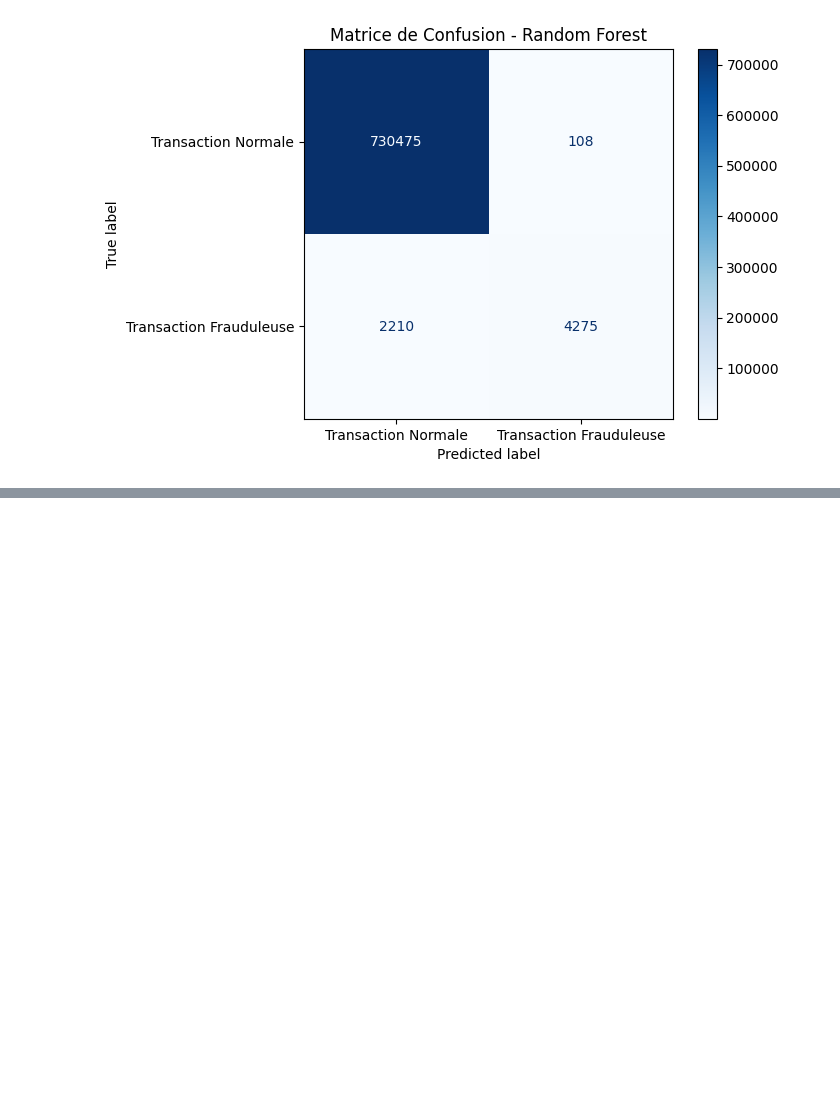
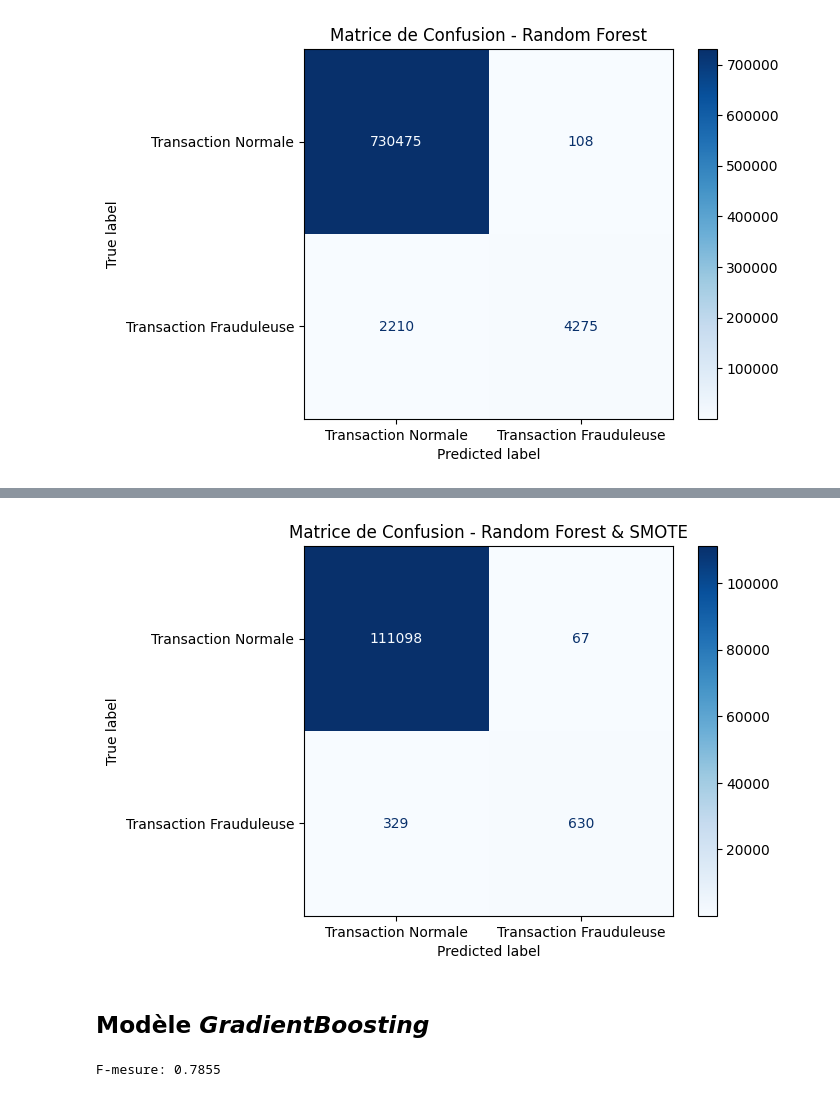
Before and after one commit to Mehdimakoul/ML_2025, a Jupyter notebook: Projet_ML_2025_.ipynb, the cells around one changed output, grey strips where cells are left out. Cells and saved outputs as stored; diff of their text form; code cells hidden in the pictures; blank space fills up the shorter version.

```diff
--- a/Projet_ML_2025_.ipynb
+++ b/Projet_ML_2025_.ipynb
@@ -190,5 +196,7 @@ print(selected_vars)
 # %% [markdown]
 Définir les ensembles de données pour l'apprentissage et le test
+# %%
+data_clean = data
 # %%
 from sklearn.model_selection import train_test_split
 
@@ -259,0 +340,32 @@ plt.show()
+# %%
+from sklearn.metrics import confusion_matrix, ConfusionMatrixDisplay
+import matplotlib.pyplot as plt
+cm = confusion_matrix(y_test, y_pred)
+
+disp = ConfusionMatrixDisplay(confusion_matrix=cm, display_labels=["Transaction Normale", "Transaction Frauduleuse"])
+disp.plot(cmap='Blues')
+plt.title("Matrice de Confusion - Random Forest & SMOTE")
+plt.show()
+# %% [output]
+[figure, added]
+# %% [markdown]
+## Modèle *GradientBoosting*
+# %%
+from sklearn.metrics import f1_score
+from xgboost import XGBClassifier
+
+
+# Initialiser le modèle XGBoost
+xgb_model = XGBClassifier(random_state=42, use_label_encoder=False, eval_metric='logloss')
+
+# Entraîner le modèle sur les données rééquilibrées
+xgb_model.fit(X_train, y_train)
+
+# Prédire sur l'ensemble de test
+y_pred = xgb_model.predict(X_test)
+
+# Calculer la F-mesure
+f1 = f1_score(y_test, y_pred)
+print(f'F-mesure: {f1:.4f}')
+# %% [output]
+F-mesure: 0.7855
```
Also changed, not shown: parts of 35 cells of this notebook.
